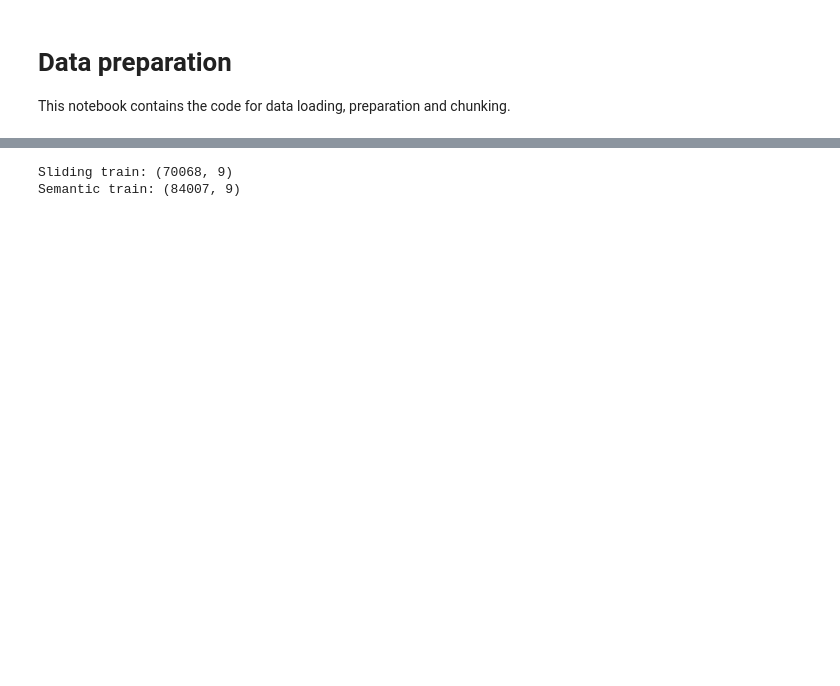
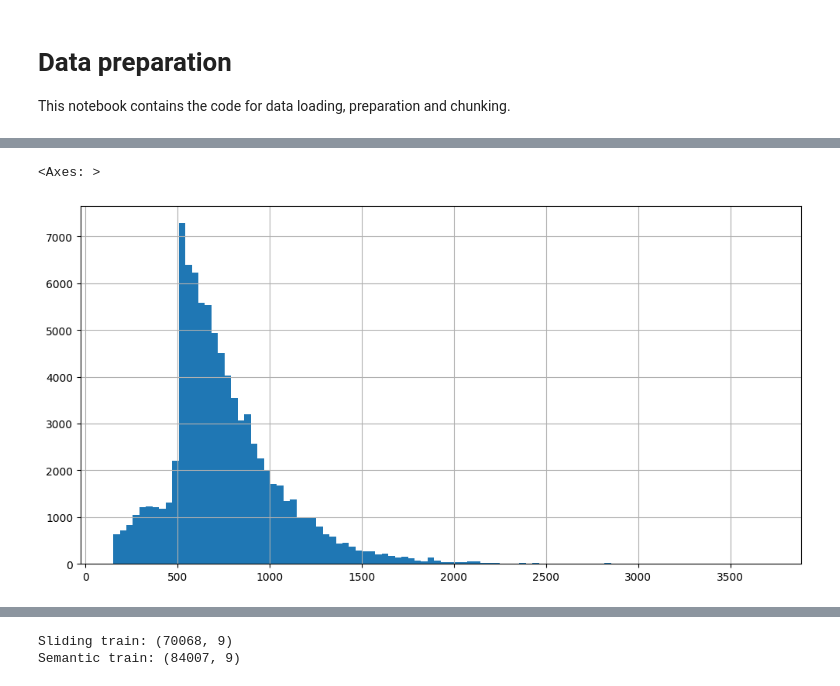
Before and after one commit to czotterbenedek/szakdoga_tdk, a Jupyter notebook: data_prep.ipynb, the cells around one changed output, grey strips where cells are left out. Saved outputs shown, nothing was run; the diff lists cells and outputs as text; code cells hidden in the pictures; blank space fills up the shorter version.

```diff
--- a/data_prep.ipynb
+++ b/data_prep.ipynb
@@ -27,3 +27,6 @@ val_squad = squad["validation"]
 # %%
 train_df = train_squad.to_pandas()
 val_df = val_squad.to_pandas()
+# %%
+train_df['answer_len'] = train_df['answers'].apply(lambda x: len(x['text']) if len(x['text']) > 0 else 0)
+train_df[train_df['answer_len']>1].shape
@@ -45 +45,8 @@ queries_df['answer_start'] = queries_df['answers'].apply(lambda x: x['answer_sta
 del queries_df['answers']
+# %%
+train_df['len_context'] = train_df['context'].apply(lambda x: len(x))
+
+train_df['len_context'].hist(bins=100, figsize=(12,6))
+# %% [output]
+<Axes: >
+[figure, added]
```
Also changed, not shown: parts of 4 cells of this notebook, 7 other files.
